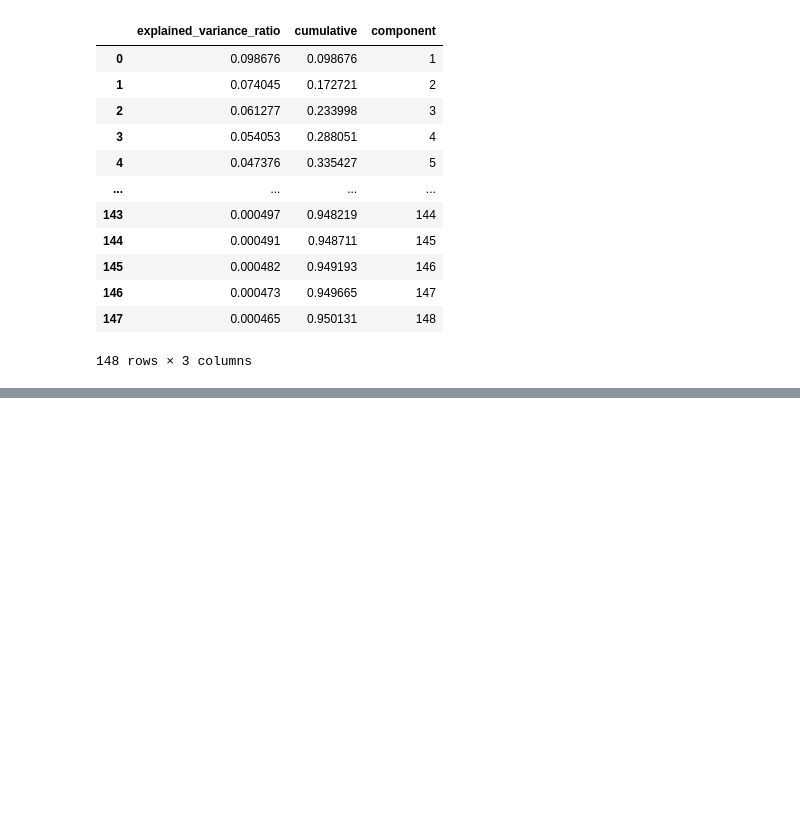
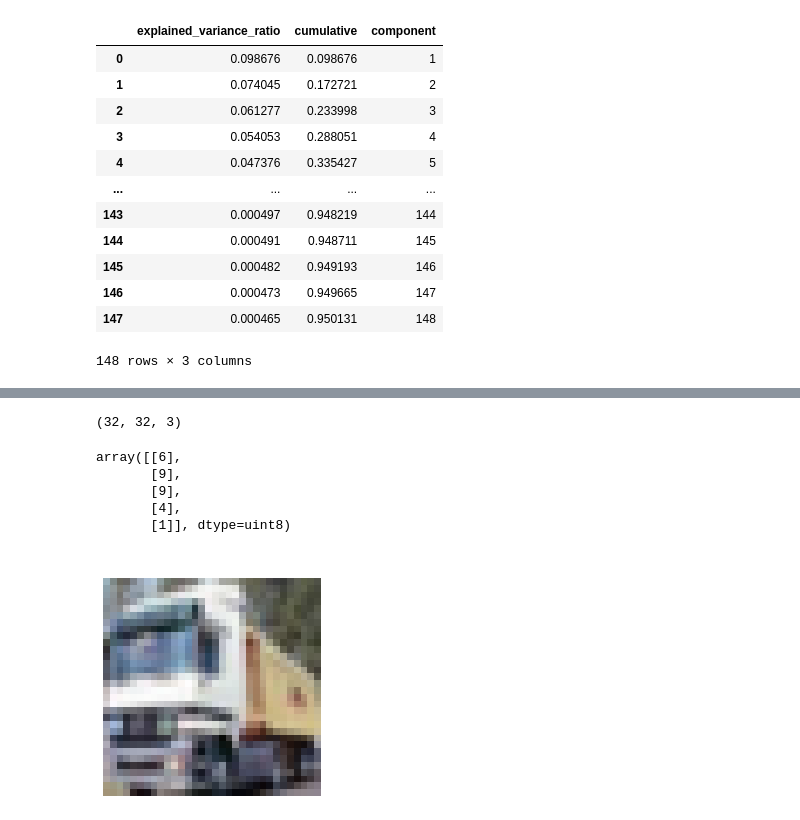
Before and after one commit to BuczynskiRafal/ML, a Jupyter notebook: unsupervised/08_pca_examples.ipynb, the cells around one changed output, grey strips where cells are left out. Saved outputs shown, nothing was run; the diff lists cells and outputs as text; code cells hidden in the pictures; blank space fills up the shorter version.

```diff
--- a/unsupervised/08_pca_examples.ipynb
+++ b/unsupervised/08_pca_examples.ipynb
@@ -319,0 +322,9 @@ fig.show()
+# %%
+from keras.datasets import cifar10
+
+(X_train, y_train), (X_test, y_test) = cifar10.load_data()
+
+print(f'X_train shape: {X_train.shape}')
+print(f'X_test shape: {X_test.shape}')
+print(f'y_train shape: {y_train.shape}')
+print(f'y_test shape: {y_test.shape}')
@@ -319,0 +339,27 @@ fig.show()
+# %%
+# Obcięcie do pierwszych 5000 obrazów
+X_train = X_train[:5000]
+y_train = y_train[:5000]
+X_train[0].shape
+# %% [output]
+(32, 32, 3)
+# %%
+
+y_train[:5]
+# %% [output]
+array([[6],
+       [9],
+       [9],
+       [4],
+       [1]], dtype=uint8)
+# %%
+# Wizualizacja
+targets = {0: 'airplane', 1: 'automobile', 2: 'bird', 3: 'cat', 4: 'deer',
+           5: 'dog', 6: 'frog', 7: 'horse', 8: 'ship', 9: 'truck'}
+
+plt.imshow(X_train[1])
+plt.title(targets[y_train[1][0]], color='white', fontsize=17)
+plt.axis('off')
+plt.show()
+# %% [output]
+[figure, added]
```
Also changed, not shown: parts of 16 cells of this notebook.
